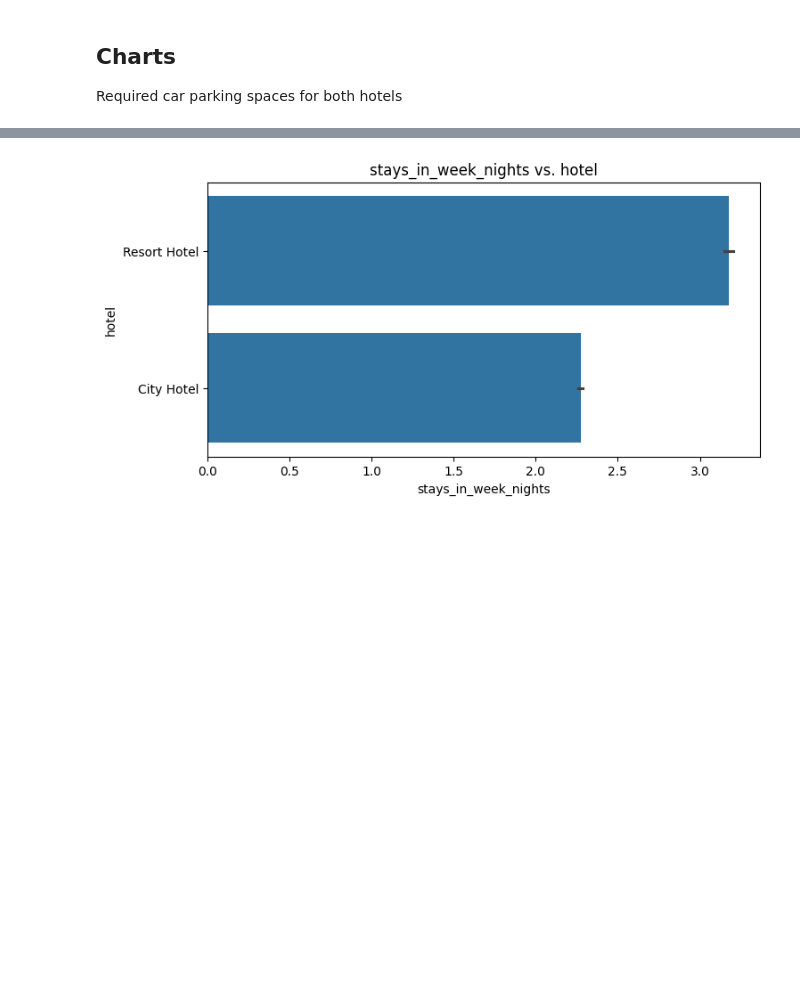
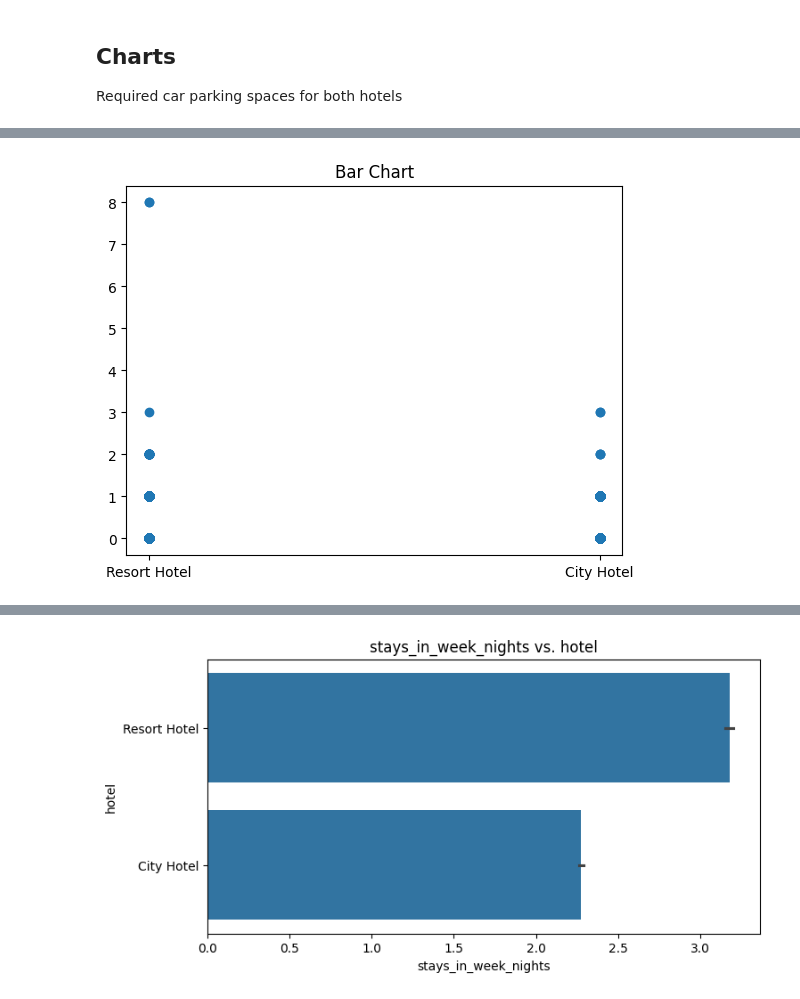
Before and after one commit to Vaishnavi-Devi-N/CapstoneProjectEDA, a Jupyter notebook: EDA_project_on_hotel_booking.ipynb, the cells around one changed output, grey strips where cells are left out. Drawn from its saved outputs; the diff is of its cells as text; code cells hidden in the pictures; blank space fills up the shorter version.

```diff
--- a/EDA_project_on_hotel_booking.ipynb
+++ b/EDA_project_on_hotel_booking.ipynb
@@ -328,2 +368,15 @@ Required car parking spaces for both hotels
+# %%
+# This will plot a simple bar chart
+df_parking_needed = data[data['required_car_parking_spaces']!=0]
+plt.scatter( data['hotel'],  data['required_car_parking_spaces'])
+
+# Title to the plot
+plt.title("Bar Chart")
+
+# Adding the legends
+# plt.legend(["bar"])
+plt.show()
+# %% [output]
+[figure, added]
 # %%
 plt.figure(figsize=(8, 4))
```
Also changed, not shown: parts of 14 cells of this notebook.
